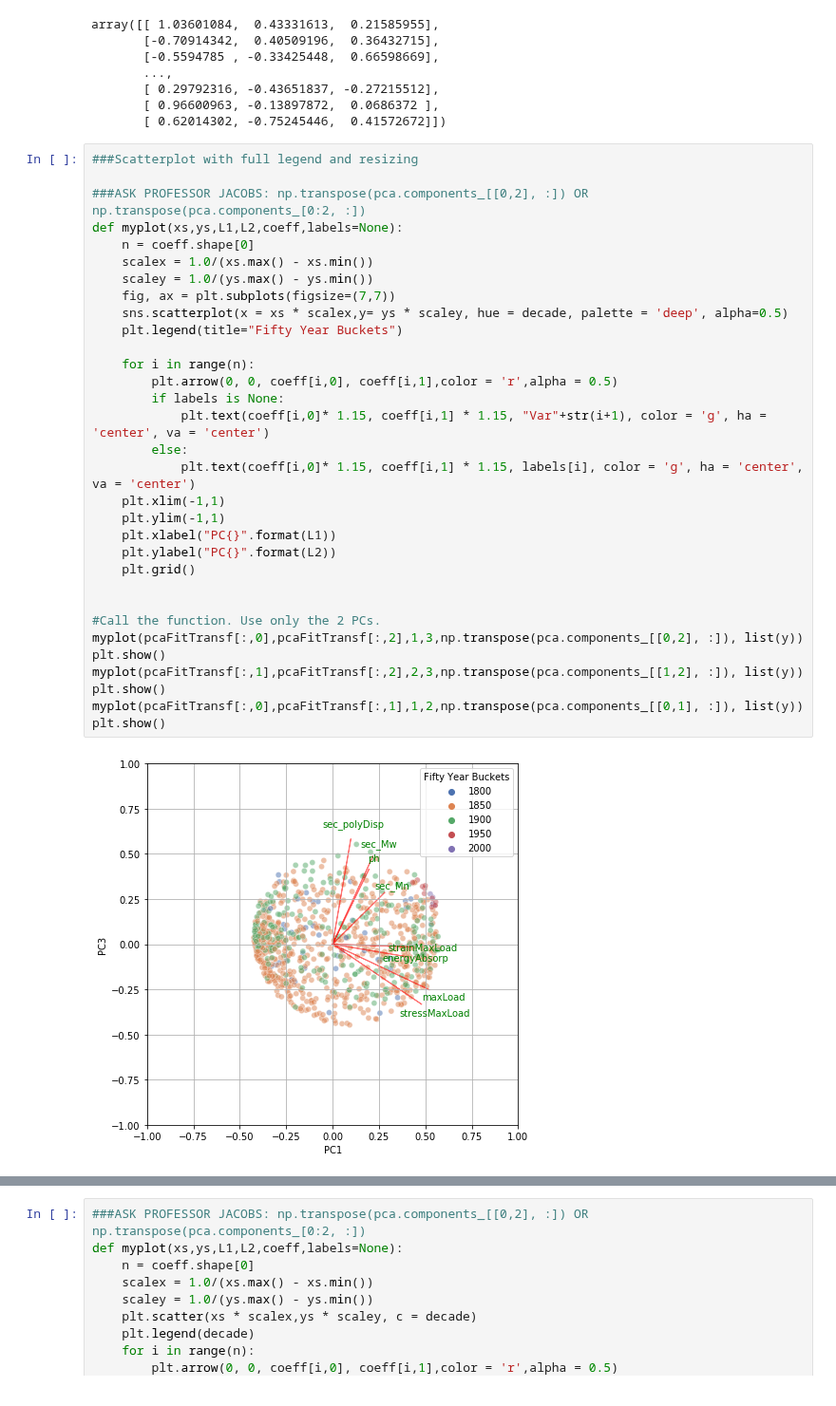
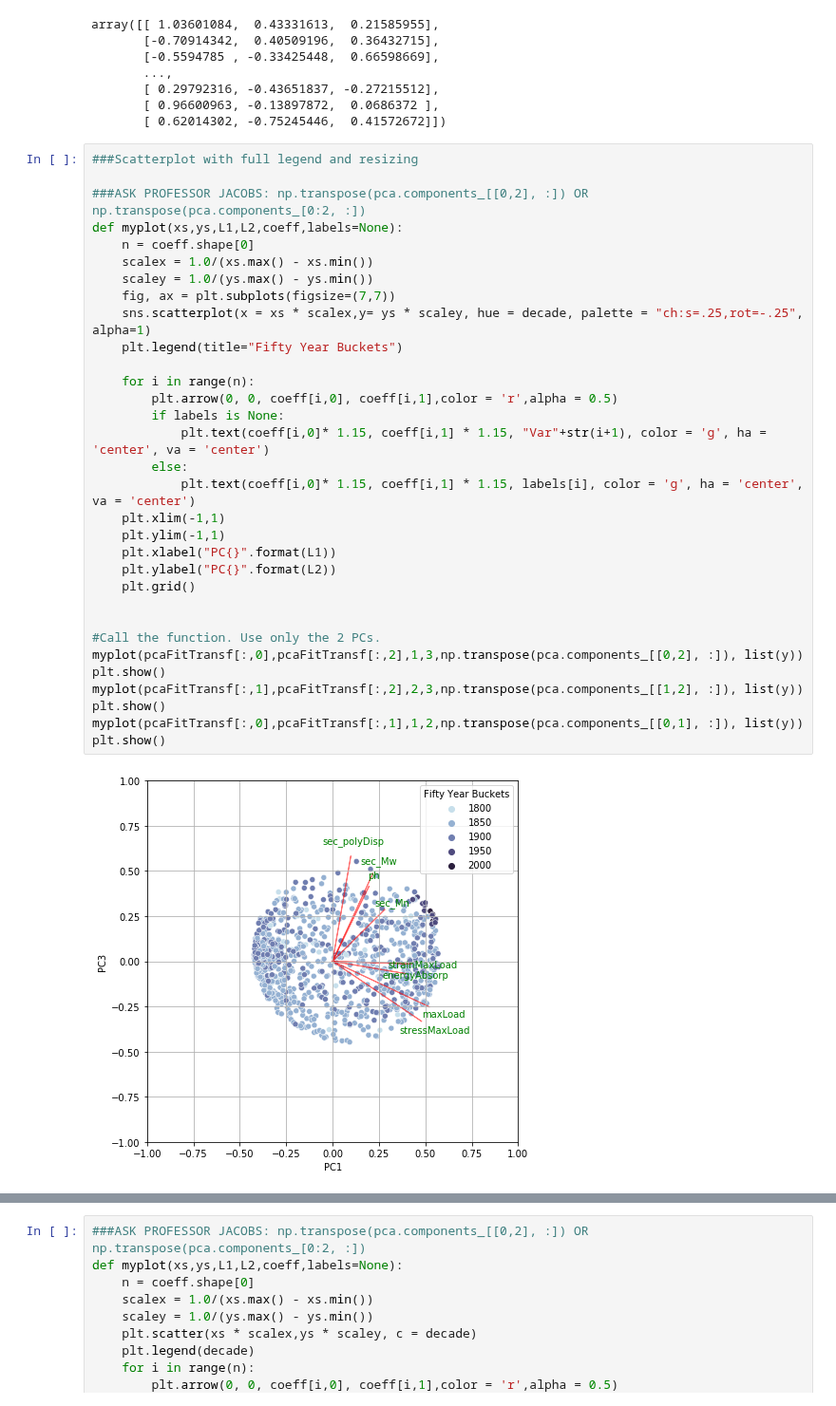
Before and after one commit to hujingc/umsi_loc_anc, a Jupyter notebook: loadings plot.ipynb, the cells around one changed output, grey strips where cells are left out. Shown at 95% size. Cells and saved outputs as stored; diff of their text form.

```diff
--- a/loadings plot.ipynb
+++ b/loadings plot.ipynb
@@ -81,32 +81,32 @@ array([[ 1.03601084,  0.43331613,  0.21585955],
 
 ###ASK PROFESSOR JACOBS: np.transpose(pca.components_[[0,2], :]) OR np.transpose(pca.components_[0:2, :])
 def myplot(xs,ys,L1,L2,coeff,labels=None):
     n = coeff.shape[0]
     scalex = 1.0/(xs.max() - xs.min())
     scaley = 1.0/(ys.max() - ys.min())
     fig, ax = plt.subplots(figsize=(7,7))
-    sns.scatterplot(x = xs * scalex,y= ys * scaley, hue = decade, palette = 'deep', alpha=0.5)
+    sns.scatterplot(x = xs * scalex,y= ys * scaley, hue = decade, palette = "ch:s=.25,rot=-.25", alpha=1)
     plt.legend(title="Fifty Year Buckets")
 
     for i in range(n):
         plt.arrow(0, 0, coeff[i,0], coeff[i,1],color = 'r',alpha = 0.5)
         if labels is None:
             plt.text(coeff[i,0]* 1.15, coeff[i,1] * 1.15, "Var"+str(i+1), color = 'g', ha = 'center', va = 'center')
         else:
             plt.text(coeff[i,0]* 1.15, coeff[i,1] * 1.15, labels[i], color = 'g', ha = 'center', va = 'center')
     plt.xlim(-1,1)
     plt.ylim(-1,1)
     plt.xlabel("PC{}".format(L1))
     plt.ylabel("PC{}".format(L2))
     plt.grid()
 
 
 #Call the function. Use only the 2 PCs.
 myplot(pcaFitTransf[:,0],pcaFitTransf[:,2],1,3,np.transpose(pca.components_[[0,2], :]), list(y))
 plt.show()
 myplot(pcaFitTransf[:,1],pcaFitTransf[:,2],2,3,np.transpose(pca.components_[[1,2], :]), list(y))
 plt.show()
 myplot(pcaFitTransf[:,0],pcaFitTransf[:,1],1,2,np.transpose(pca.components_[[0,1], :]), list(y))
 plt.show()
 # %% [output]
-[figure, old version]
+[figure, new version]
```
Also changed, not shown: parts of 1 cell of this notebook.
